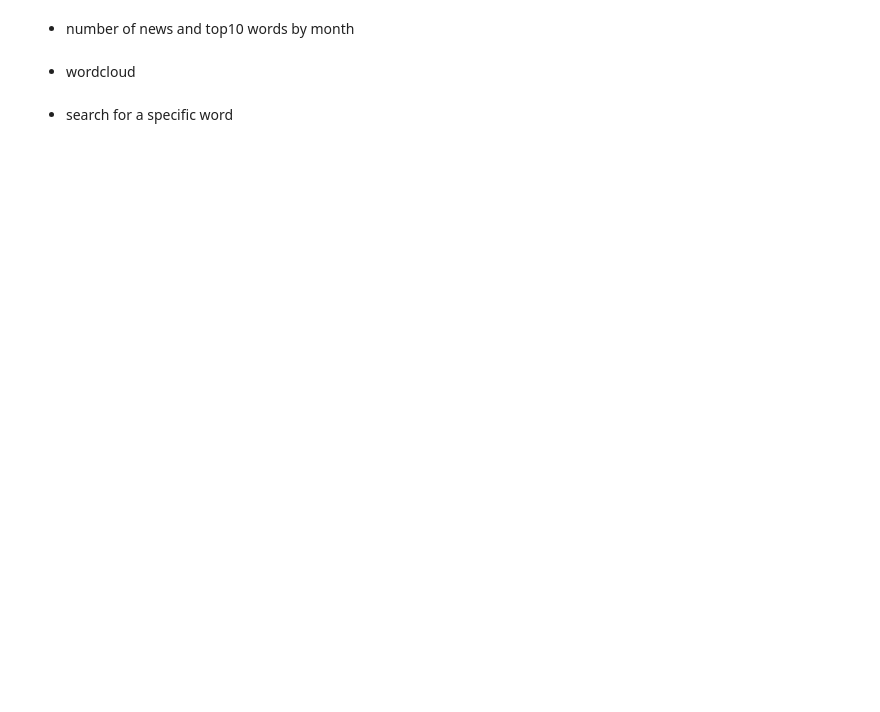
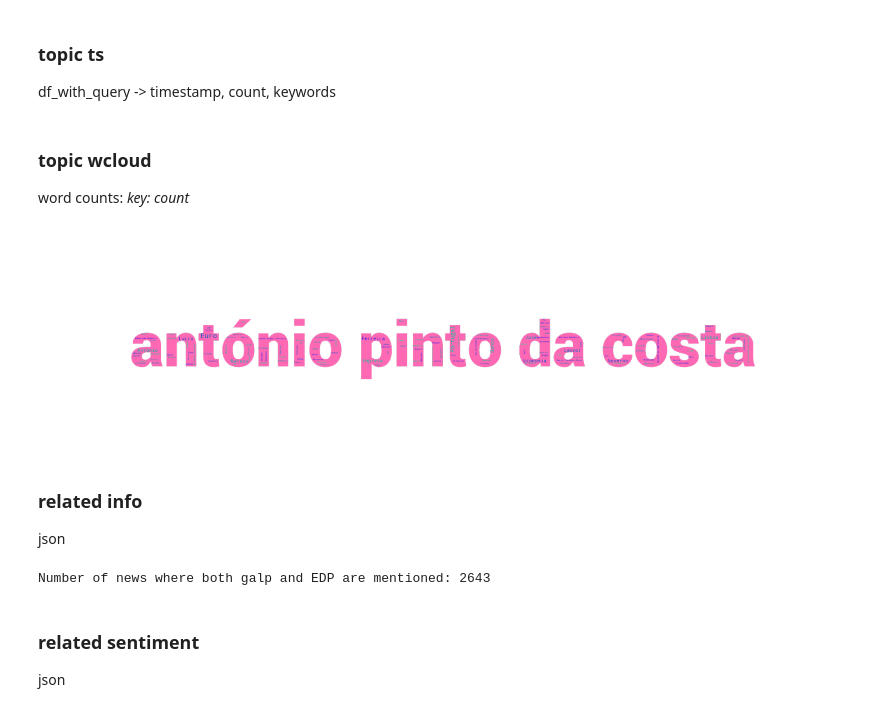
Before and after one commit to LupaDigital25/data-preprocessing, a Jupyter notebook: dataEDA.ipynb, the cells around one changed output. Drawn from its saved outputs; the diff is of its cells as text; code cells hidden in the pictures; blank space fills up the shorter version.

```diff
--- a/dataEDA.ipynb
+++ b/dataEDA.ipynb
@@ -49,2 +85,17 @@ which are distributed across 3521 files.
+# %%
+from pyspark.sql import SparkSession
+from pyspark.sql import functions as F
+from pyspark.sql.types import *
+
+# initialize spark
+spark = SparkSession.builder \
+    .appName("News Data Analysis") \
+    .config("spark.driver.extraJavaOptions", "-Xlog:disable") \
+    .config("spark.executor.extraJavaOptions", "-Xlog:disable") \
+    .config("spark.driver.memory", "4g") \
+    .config("spark.executor.memory", "4g") \
+    .getOrCreate()
+# %%
+df = spark.read.parquet("data/news_processed")
 # %%
 df.printSchema()
@@ -73,8 +159,18 @@ query = "Galp"
+# %%
+query = "galp"
+
+import re
+import unicodedata
+
+def standardize_keyword(texto):
+    texto = texto.lower()
+    texto = unicodedata.normalize('NFKD', texto).encode('ASCII', 'ignore').decode('utf-8')
+    texto = re.sub(r'[^a-z0-9\s]', ' ', texto)
+    texto = re.sub(r'\s+', ' ', texto)
+    return texto.strip()
 # %%
-from pyspark.sql import functions as F
-
-query_col_counts = F.col("keywords").getItem(query)
-df_with_query = df.filter(query_col_counts.isNotNull() & (query_col_counts > 4)).cache()
+# find the query in the df and keep those news
+df_with_query = df.filter(F.array_contains(df["significant_keywords"], standardize_keyword(query)))
 
 print(f"Number of news with the query: {df_with_query.count()}")
 
@@ -176,8 +283,10 @@ fig.update_layout(
 fig.show(
     config={'displayModeBar': False}
 )
-# %% [markdown]
-- number of news and top10 words by month
+# %% [markdown]
+### topic ts
+
+df_with_query -> timestamp, count, keywords
 # %%
 from pyspark.sql import functions as F
 from pyspark.sql.window import Window
@@ -264,21 +385,25 @@ fig.update_xaxes(tickformat="%m/%Y")
 
 # Show figure
 fig.show()
-# %% [markdown]
-- wordcloud
+# %% [markdown]
+### topic wcloud
+
+word counts: *key: count*
 # %%
 from PIL import Image, ImageDraw, ImageFont
 import numpy as np
 from wordcloud import WordCloud
 import matplotlib.pyplot as plt
 
-# Load word count data
-word_counts = {key: value["count"] for key, value in output.items()}  # Ensure this is defined
+word_counts = dict(
+    result.map(lambda x: (x[0], x[1][0]))
+          .collect()
+)
 
 # Constants
 IMAGE_SIZE = (1920, 500)  # Fixed background size (canvas)
 TEXT = "antónio pinto da costa"
-FONT_PATH = "assets/LoveDays-2v7Oe.ttf"
+FONT_PATH = "/Users/hugover/Desktop/IM_assetsGH/Roboto-Black.ttf"
 MAX_FONT_SIZE = 500  # Max possible font size
 
 # Load font
@@ -307,32 +432,32 @@ x_offset = (IMAGE_SIZE[0] - text_width) // 2
 y_offset = (IMAGE_SIZE[1] - text_height) // 2
 
 # Create fixed-size image (1920x1080)
 final_img = Image.new("RGBA", IMAGE_SIZE, (0, 0, 0, 0))
 draw = ImageDraw.Draw(final_img)
 
 # Draw centered text
 draw.text((x_offset, y_offset), TEXT, fill=(255, 105, 180), font=font)  # Pink text
 
 # Generate mask for WordCloud (ensure proper alpha channel handling)
 mask = np.array(final_img.convert("L"))  # Convert to grayscale to use as a mask
 
 # Generate WordCloud
 wc = WordCloud(
     width=IMAGE_SIZE[0], height=IMAGE_SIZE[1],
     background_color=None, min_font_size=5, mode="RGBA",
     colormap="winter", mask=~mask, contour_color="black"
 ).generate_from_frequencies(word_counts)
 
 # Convert WordCloud to image
 wc_image = wc.to_image()
 
 # Merge word cloud and text
 final_img = Image.alpha_composite(final_img, wc_image)
 
 # Show final image
 plt.figure(figsize=(IMAGE_SIZE[0] / 100, IMAGE_SIZE[1] / 100))  # Adjust figure size
 plt.imshow(final_img)
 plt.axis("off")  # Hide axes
 plt.show()
+# %% [output]
+[figure, added]
-# %% [markdown]
-- search for a specific word
@@ -341,2 +464,15 @@ search_topic = "EDP"
+# %% [markdown]
+### related info
+
+json
 # %%
-print(f"Number of news where both {query} and {search_topic} are mentioned: {output[search_topic]['count']}")
+search_topic = "EDP"
+filtered = dict(result.filter(lambda x: x[0] == search_topic).collect())[search_topic]
+
+print(f"Number of news where both {query} and {search_topic} are mentioned: {filtered[0]}")
+# %% [output]
+Number of news where both galp and EDP are mentioned: 2643
+# %% [markdown]
+### related sentiment
+
+json
```
Also changed, not shown: parts of 40 cells of this notebook.
